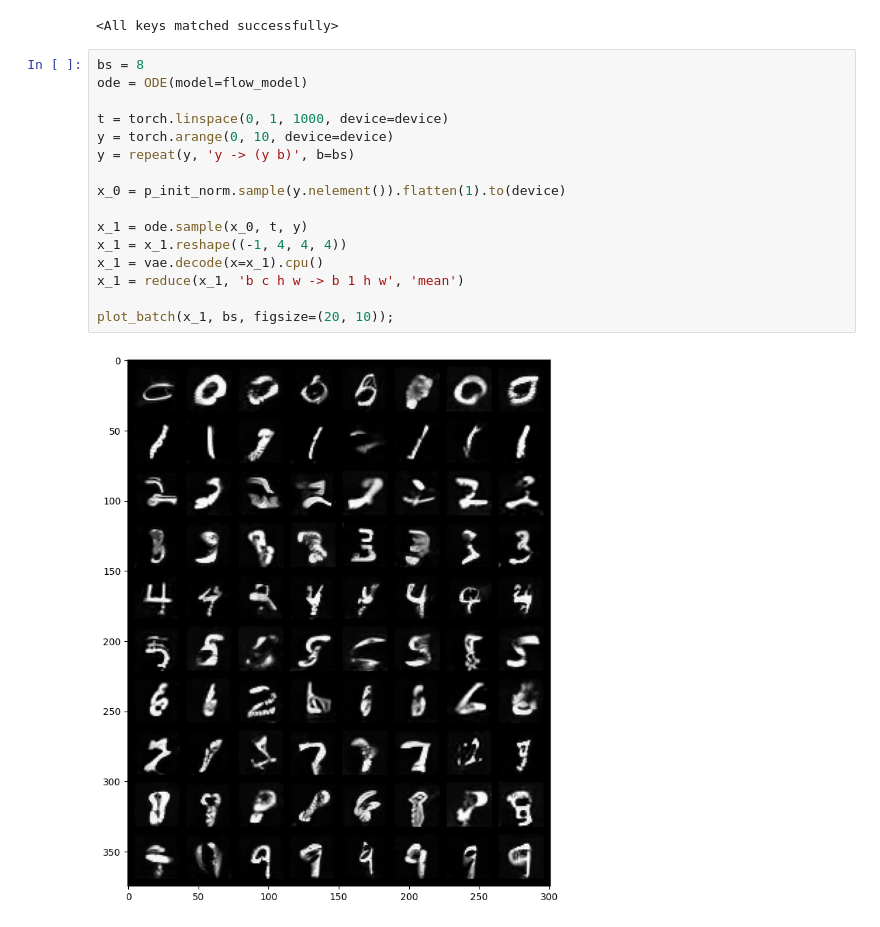
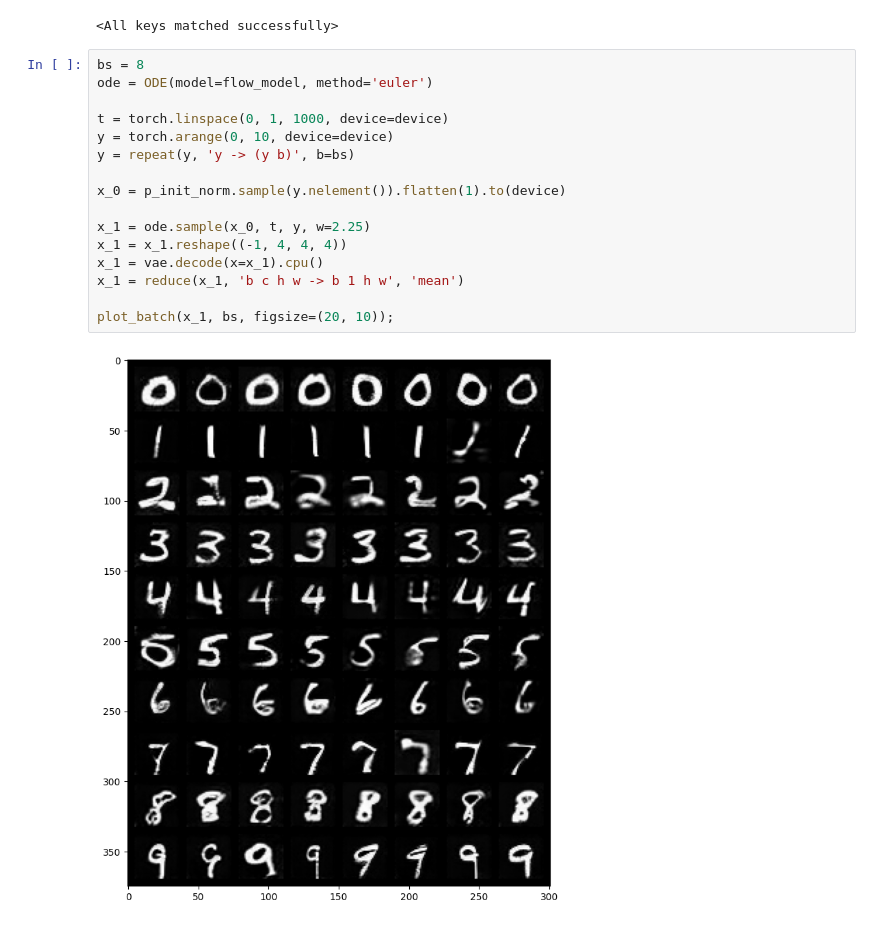
Before and after one commit to fusedbloxxer/flow-matching, a Jupyter notebook: workspaces/flow_mnist/notebook/train.ipynb, the cells around one changed output. Saved outputs shown, nothing was run; the diff lists cells and outputs as text.

Commit message:
Final flow_mnist commit

```diff
--- a/workspaces/flow_mnist/notebook/train.ipynb
+++ b/workspaces/flow_mnist/notebook/train.ipynb
@@ -80,19 +65,19 @@ flow_model.load_state_dict(state_dict)
 <All keys matched successfully>
 # %%
 bs = 8
-ode = ODE(model=flow_model)
+ode = ODE(model=flow_model, method='euler')
 
 t = torch.linspace(0, 1, 1000, device=device)
 y = torch.arange(0, 10, device=device)
 y = repeat(y, 'y -> (y b)', b=bs)
 
 x_0 = p_init_norm.sample(y.nelement()).flatten(1).to(device)
 
-x_1 = ode.sample(x_0, t, y)
+x_1 = ode.sample(x_0, t, y, w=2.25)
 x_1 = x_1.reshape((-1, 4, 4, 4))
 x_1 = vae.decode(x=x_1).cpu()
 x_1 = reduce(x_1, 'b c h w -> b 1 h w', 'mean')
 
 plot_batch(x_1, bs, figsize=(20, 10));
 # %% [output]
-[figure, old version]
+[figure, new version]
```
Also changed, not shown: parts of 1 cell of this notebook, 2 other files.
